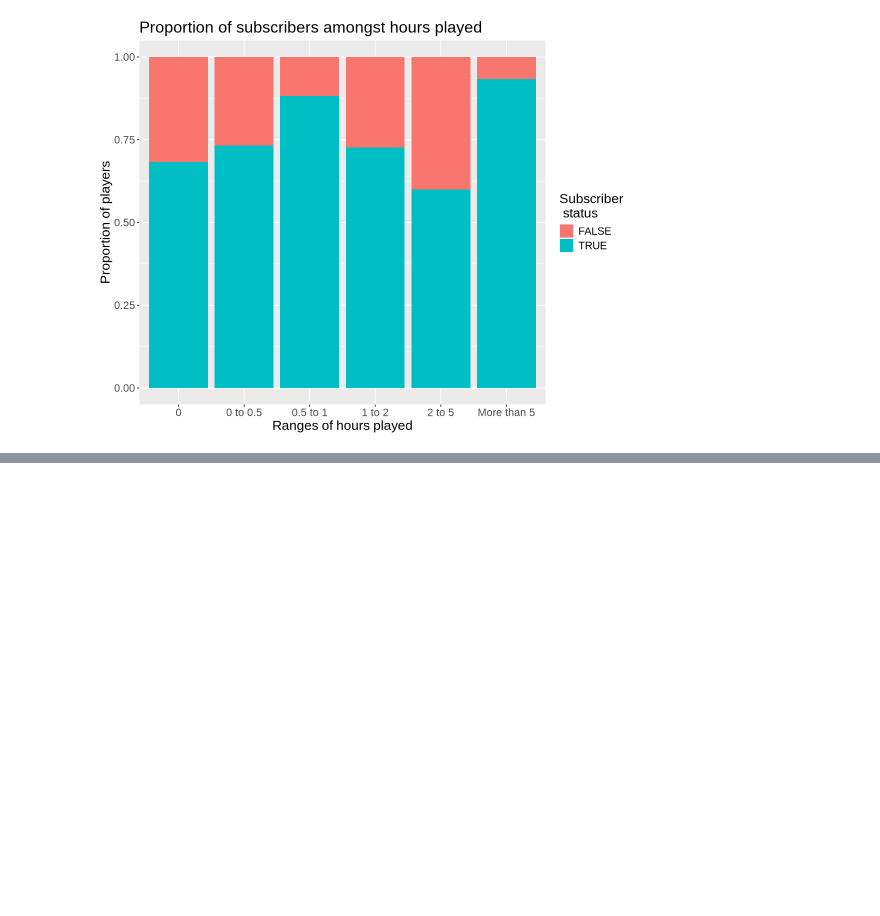
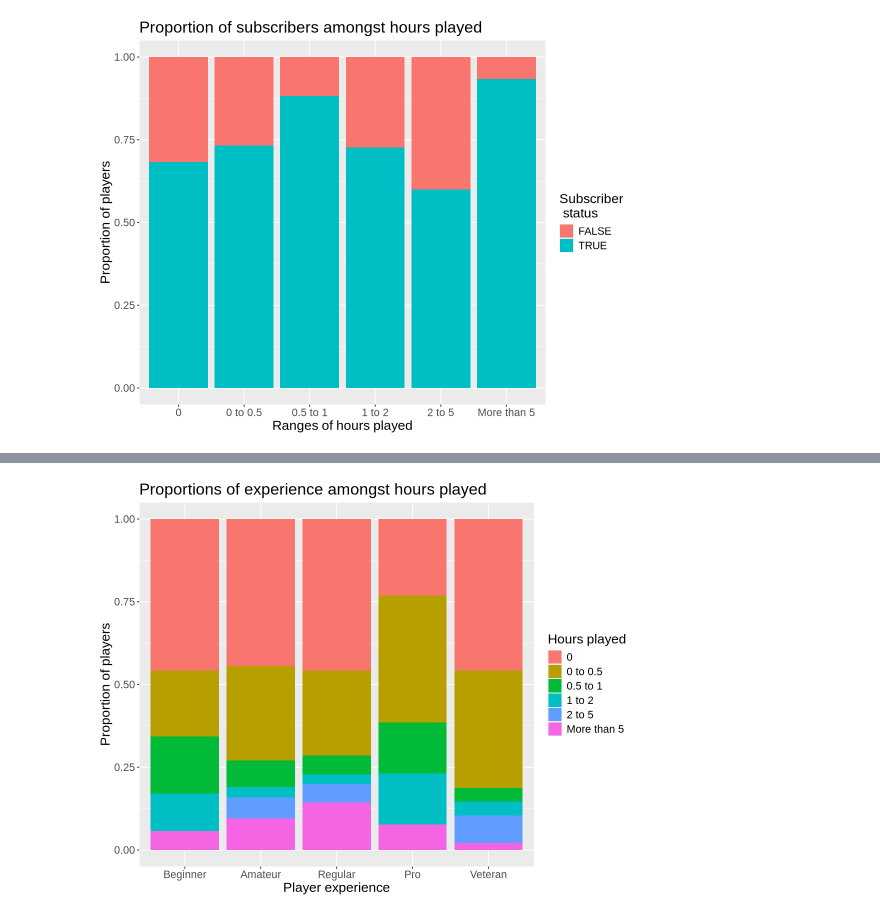
Before and after one commit to sjhillen/DSCI-Group-Project, a Jupyter notebook: Gio_testing.ipynb, the cells around one changed output, grey strips where cells are left out. Cells and saved outputs as stored; diff of their text form; code cells hidden in the pictures; blank space fills up the shorter version.

```diff
--- a/Gio_testing.ipynb
+++ b/Gio_testing.ipynb
@@ -148,0 +163,31 @@ players_hrs_propplot
+# %%
+players_exphrs <- players |>
+    select(played_hours, experience)
+
+players_exphrs_ranges <- players_exphrs |>
+    mutate(
+    range = case_when(
+      played_hours == 0 ~ "0",
+      played_hours > 0 & played_hours <= 0.5 ~ "0 to 0.5",
+      played_hours > 0.5 & played_hours <= 1 ~ "0.5 to 1",
+      played_hours > 1 & played_hours <= 2 ~ "1 to 2",
+      played_hours > 2 & played_hours <= 5 ~ "2 to 5",
+    played_hours > 5 ~ "More than 5"))
+
+players_exphrs_ranges_count <- players_exphrs_ranges |>
+    group_by(range, experience) |>
+    count()
+
+players_exphrs_ranges_count$experience <- factor(players_exphrs_ranges_count$experience,
+                      levels = c("Beginner", "Amateur", "Regular", "Pro", "Veteran"))
+# %%
+players_exphrs_propplot <- players_exphrs_ranges_count |>
+    ggplot(aes(x = experience, y = n, fill = range)) +
+    geom_bar(stat = 'identity', position = 'fill') +
+    labs(x = "Player experience", y = "Proportion of players", title = "Proportions of experience amongst hours played",
+        fill = "Hours played") +
+    theme(text = element_text(size = 16))
+
+players_exphrs_propplot
+# %% [output]
+[figure, added]
```
Also changed, not shown: parts of 3 cells of this notebook.
